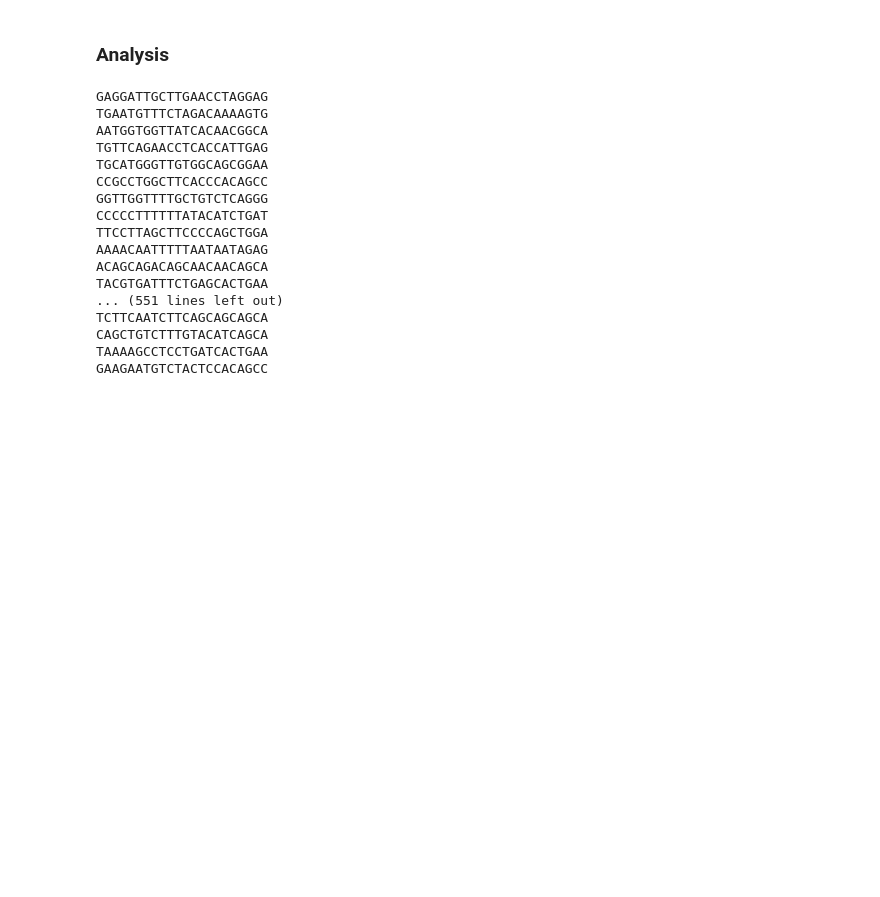
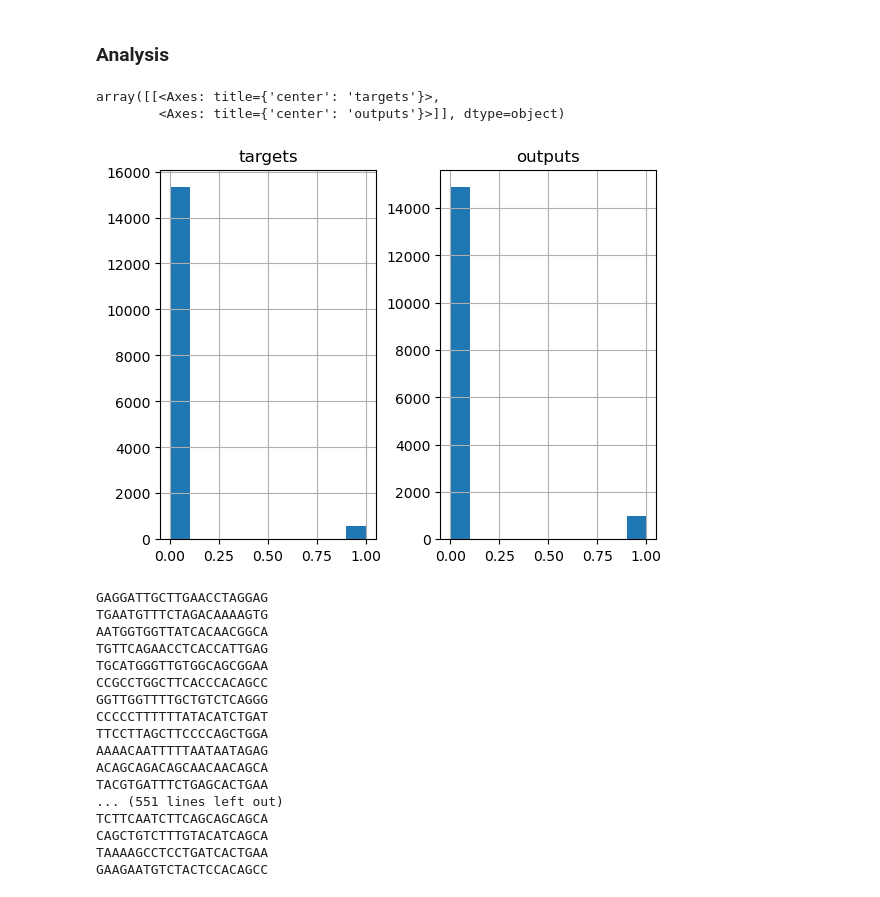
Before and after one commit to mhbakalar/intquery-mb, a Jupyter notebook: cs_multiclass.ipynb, the cells around one changed output. Drawn from its saved outputs; the diff is of its cells as text; code cells hidden in the pictures; blank space fills up the shorter version.

Commit message:
Update to predictions analysis notebook.

```diff
--- a/cs_multiclass.ipynb
+++ b/cs_multiclass.ipynb
@@ -221,6 +221,12 @@ val_targets = torch.argmax(torch.stack(val_targets), 1)
 val_preds = torch.argmax(torch.stack(val_preds), 1)
 
 predictions = pd.DataFrame({"seq":inputs, "targets":val_targets, "outputs": val_preds})
+# %%
+predictions.hist()
+# %% [output]
+array([[<Axes: title={'center': 'targets'}>,
+        <Axes: title={'center': 'outputs'}>]], dtype=object)
+[figure, added]
 # %%
 for seq in predictions[predictions['targets'] == 1]['seq']:
     print(seq)
```
Also changed, not shown: parts of 2 cells of this notebook.
